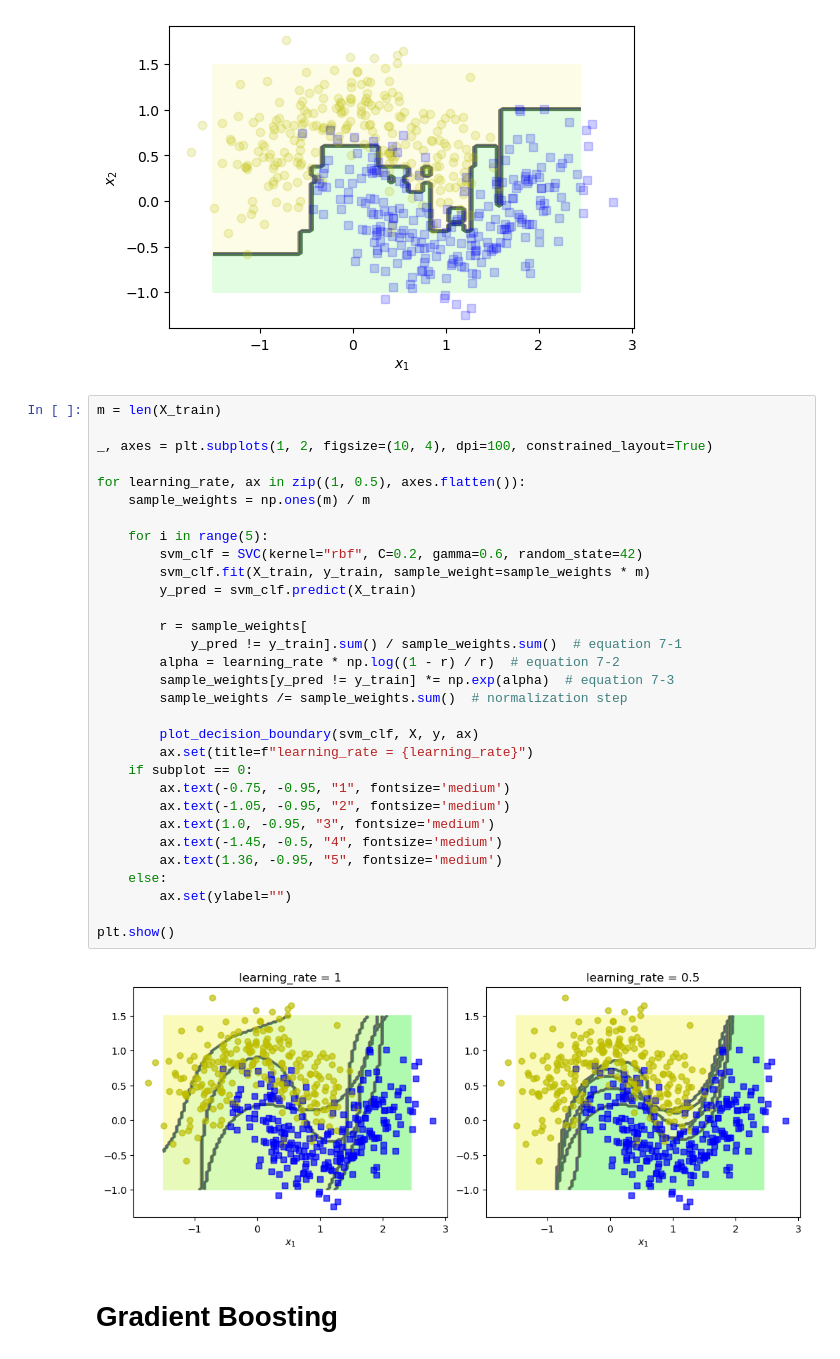
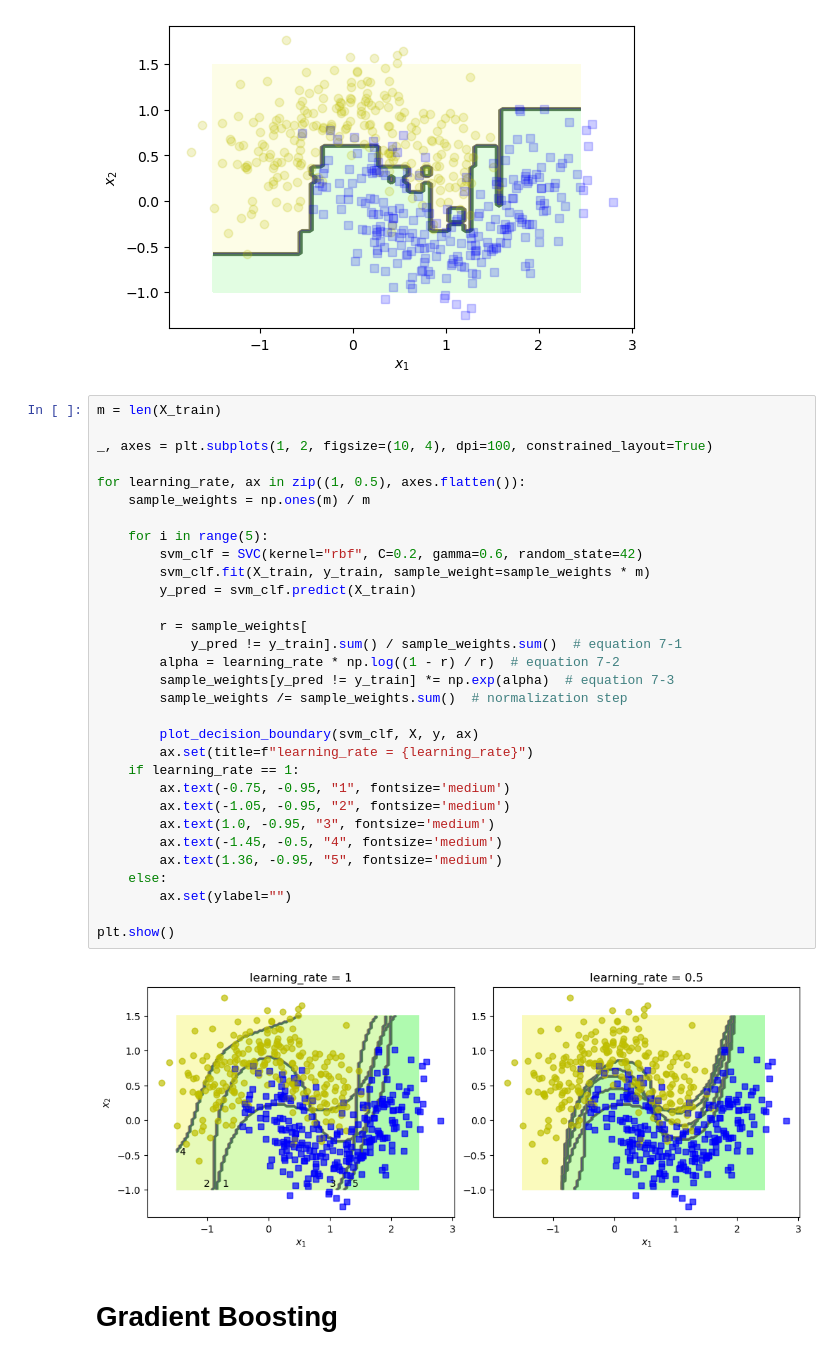
Before and after one commit to jy12060026ai/excss-stats, a Jupyter notebook: handson/07-ensemble-learning.ipynb, the cells around one changed output. Drawn from its saved outputs; the diff is of its cells as text.

```diff
--- a/handson/07-ensemble-learning.ipynb
+++ b/handson/07-ensemble-learning.ipynb
@@ -298,35 +300,35 @@ plot_decision_boundary(ada_clf, X, y, ax=ax)
 m = len(X_train)
 
 _, axes = plt.subplots(1, 2, figsize=(10, 4), dpi=100, constrained_layout=True)
 
 for learning_rate, ax in zip((1, 0.5), axes.flatten()):
     sample_weights = np.ones(m) / m
 
     for i in range(5):
         svm_clf = SVC(kernel="rbf", C=0.2, gamma=0.6, random_state=42)
         svm_clf.fit(X_train, y_train, sample_weight=sample_weights * m)
         y_pred = svm_clf.predict(X_train)
 
         r = sample_weights[
             y_pred != y_train].sum() / sample_weights.sum()  # equation 7-1
         alpha = learning_rate * np.log((1 - r) / r)  # equation 7-2
         sample_weights[y_pred != y_train] *= np.exp(alpha)  # equation 7-3
         sample_weights /= sample_weights.sum()  # normalization step
 
         plot_decision_boundary(svm_clf, X, y, ax)
         ax.set(title=f"learning_rate = {learning_rate}")
-    if subplot == 0:
+    if learning_rate == 1:
         ax.text(-0.75, -0.95, "1", fontsize='medium')
         ax.text(-1.05, -0.95, "2", fontsize='medium')
         ax.text(1.0, -0.95, "3", fontsize='medium')
         ax.text(-1.45, -0.5, "4", fontsize='medium')
         ax.text(1.36, -0.95, "5", fontsize='medium')
     else:
         ax.set(ylabel="")
 
 plt.show()
 # %% [output]
-[figure, old version]
+[figure, new version]
 # %% [markdown]
 # Gradient Boosting
 # %%
```
Also changed, not shown: parts of 7 cells of this notebook.
